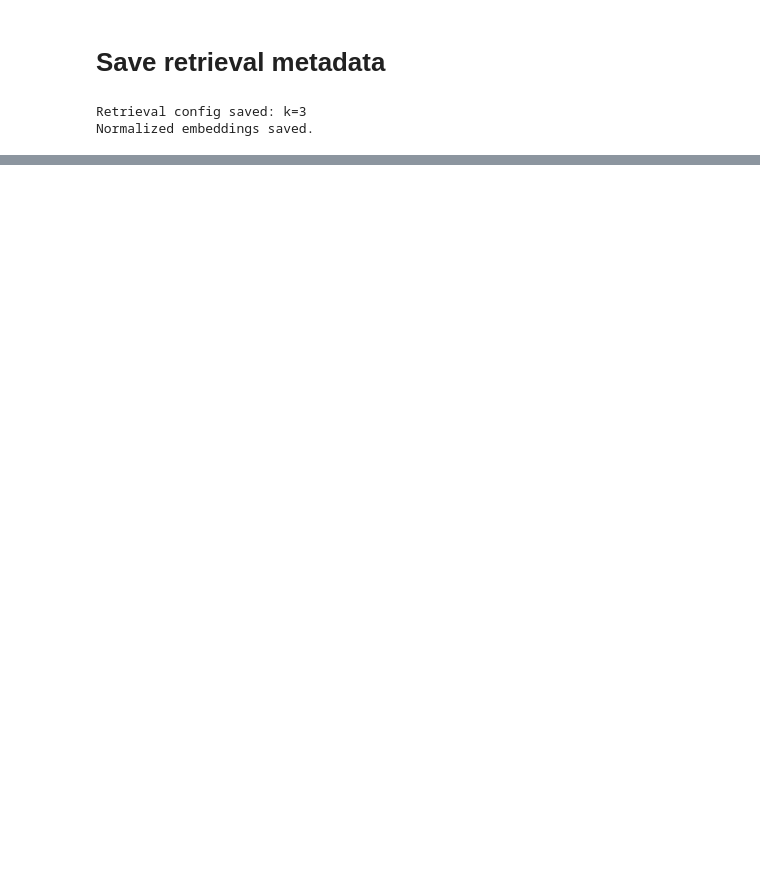
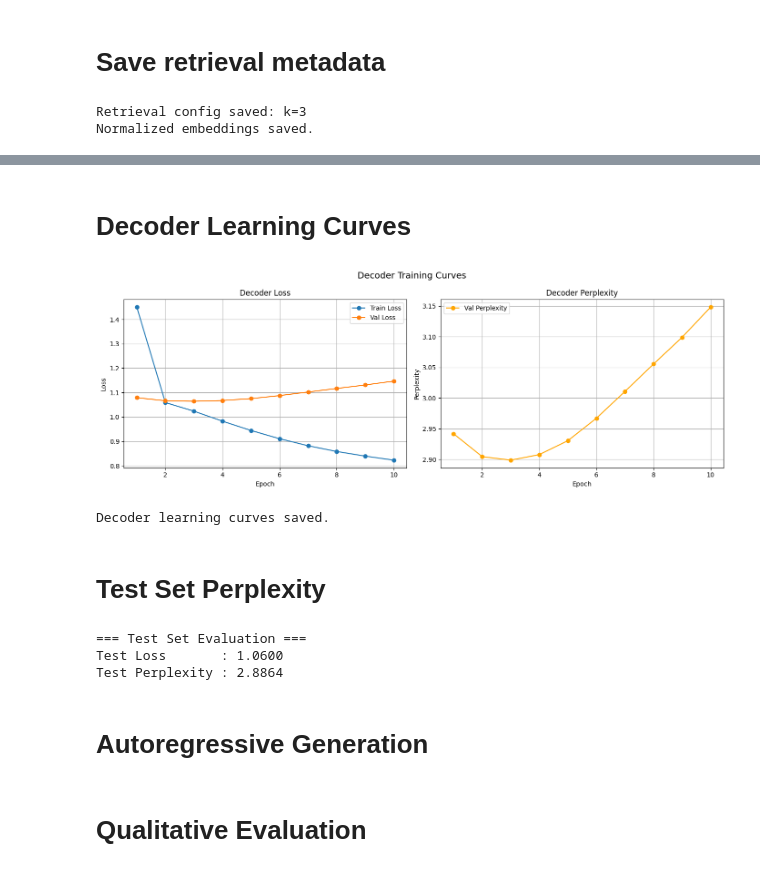
Before and after one commit to AmnaTariqRana/Transformers-RAG, a Jupyter notebook: nlp3.ipynb, the cells around one changed output, grey strips where cells are left out. Cells and saved outputs as stored; diff of their text form; code cells hidden in the pictures; blank space fills up the shorter version.

Commit message:
Implement RAG decoder with autoregressive generation and ablation study

```diff
--- a/nlp3.ipynb
+++ b/nlp3.ipynb
@@ -1020,0 +1185,4 @@ Normalized embeddings saved.
+# %%
+def make_causal_mask(seq_len, device):
+    mask = torch.tril(torch.ones(seq_len, seq_len, device=device))
+    return mask   # 1 = allowed, 0 = masked
@@ -1020,0 +1315,13 @@ Normalized embeddings saved.
+# %%
+def get_retrieved_embeddings(cls_embeddings_batch, train_embeddings_norm, train_embeddings, k=3):
+    batch_size = cls_embeddings_batch.size(0)
+    retrieved  = []
+
+    for i in range(batch_size):
+        query = cls_embeddings_batch[i]
+        top_k_indices, _ = retrieve_top_k(query, train_embeddings_norm, k=k)
+        #stack retrieved embeddings: (k, d_model)
+        ret_embs = torch.stack([train_embeddings[idx] for idx in top_k_indices], dim=0)
+        retrieved.append(ret_embs)
+
+    return torch.stack(retrieved, dim=0)   # (batch, k, d_model)
@@ -1020,0 +1456,47 @@ Normalized embeddings saved.
+# %% [markdown]
+#  Decoder Learning Curves
+# %%
+epochs_range = range(1, DEC_EPOCHS + 1)
+
+fig, axes = plt.subplots(1, 2, figsize=(14, 5))
+
+axes[0].plot(epochs_range, dec_history['train_loss'], label='Train Loss', marker='o')
+axes[0].plot(epochs_range, dec_history['val_loss'],   label='Val Loss',   marker='o')
+axes[0].set_title('Decoder Loss')
+axes[0].set_xlabel('Epoch')
+axes[0].set_ylabel('Loss')
+axes[0].legend()
+axes[0].grid(True)
+
+axes[1].plot(epochs_range, dec_history['val_perplexity'], label='Val Perplexity',
+             marker='o', color='orange')
+axes[1].set_title('Decoder Perplexity')
+axes[1].set_xlabel('Epoch')
+axes[1].set_ylabel('Perplexity')
+axes[1].legend()
+axes[1].grid(True)
+
+plt.suptitle('Decoder Training Curves', fontsize=14)
+plt.tight_layout()
+plt.savefig("results/decoder_learning_curves.png", dpi=150)
+plt.show()
+print("Decoder learning curves saved.")
+# %% [output]
+[figure, added]
+Decoder learning curves saved.
+# %% [markdown]
+# Test Set Perplexity
+# %%
+decoder.load_state_dict(torch.load("models/decoder_best.pt", map_location=device))
+
+test_loss, test_ppl = evaluate_decoder(decoder, test_dec_loader, device, use_retrieval=True)
+
+print(f"=== Test Set Evaluation ===")
+print(f"Test Loss       : {test_loss:.4f}")
+print(f"Test Perplexity : {test_ppl:.4f}")
+# %% [output]
+=== Test Set Evaluation ===
+Test Loss       : 1.0600
+Test Perplexity : 2.8864
+# %% [markdown]
+# Autoregressive Generation
@@ -1020,0 +1549,2 @@ Normalized embeddings saved.
+# %% [markdown]
+# Qualitative Evaluation
```
Also changed, not shown: parts of 33 cells of this notebook.
